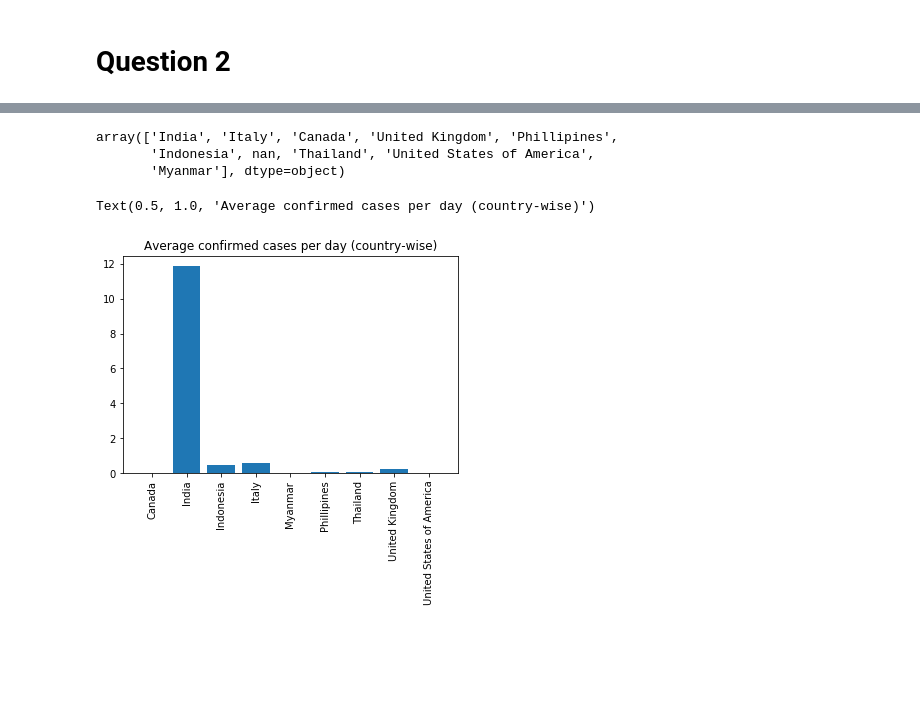
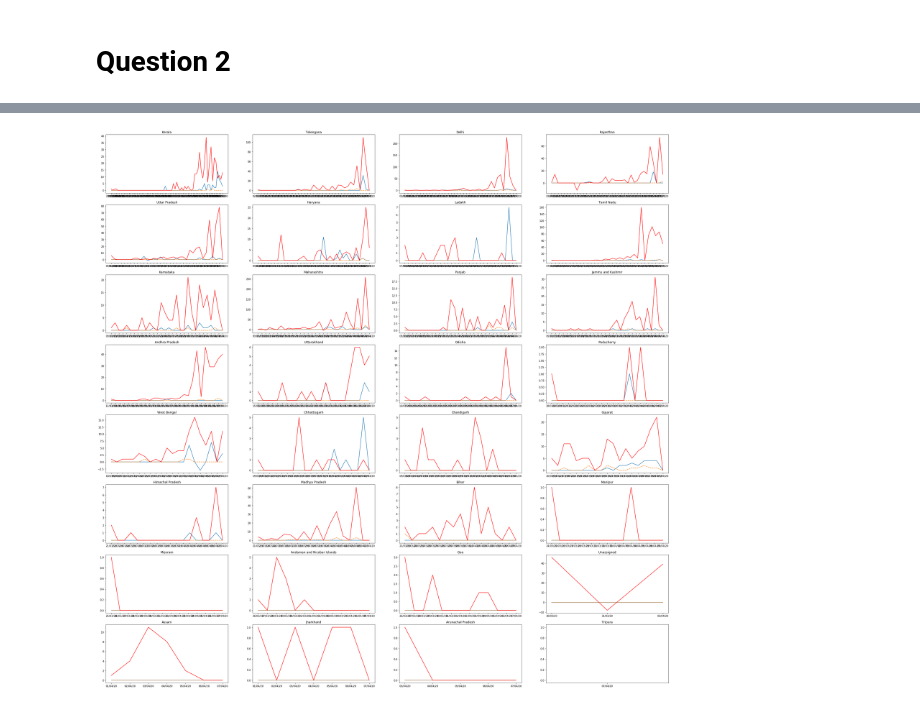
Before and after one commit to mew-two-github/CH5019_2020_GRP3, a Jupyter notebook: Question3/Question 3 analysis.ipynb, the cells around one changed output, grey strips where cells are left out. Drawn from its saved outputs; the diff is of its cells as text; code cells hidden in the pictures; blank space fills up the shorter version.

```diff
--- a/Question3/Question 3 analysis.ipynb
+++ b/Question3/Question 3 analysis.ipynb
@@ -86,14 +37,0 @@ Text(0.5, 1.0, 'Average recovered cases per day (state-wise)')
-# %%
-unique_states=df['State/UnionTerritory'].unique()
-avg_deaths_per_day=[]
-for state in unique_states:
-    deaths_per_day=df['Deaths'].loc[df['State/UnionTerritory']==state].diff()    # difference between the rows gives observations per day
-    filler=df.Deaths.loc[df['State/UnionTerritory']==state].values[0]
-    deaths_per_day.fillna(filler,inplace=True)
-    avg_deaths_per_day.append(deaths_per_day.mean())
-
-#plotting
-plt.figure(figsize=(10,10))
-plt.bar(unique_states,avg_deaths_per_day)
-plt.xticks(unique_states,rotation=90)
-plt.title('Average mortality cases per day (state-wise)',fontsize=15)
@@ -103,22 +38,31 @@ Text(0.5, 1.0, 'Average mortality cases per day (state-wise)')
-# %%
-df1=IndividualDetails.copy()
-df1.nationality.replace('Indian','India',inplace=True)
-df1.nationality.unique()
-# %% [output]
-array(['India', 'Italy', 'Canada', 'United Kingdom', 'Phillipines',
-       'Indonesia', nan, 'Thailand', 'United States of America',
-       'Myanmar'], dtype=object)
-# %%
-df1=df1[df1.nationality.notnull()]
-df1.sort_values(['diagnosed_date'],inplace=True)
-df2=df1.groupby(['diagnosed_date','nationality'])['id'].count()
-df2=df2.unstack()
-df2.fillna(0,inplace=True)
-df2=df2.mean()
-#plotting
-plt.bar(df2.index,df2.values)
-plt.xticks(df2.index,rotation=90)
-plt.title('Average confirmed cases per day (country-wise)')
-# %% [output]
-Text(0.5, 1.0, 'Average confirmed cases per day (country-wise)')
-[figure, removed]
+# %%
+unique_states = df['State/UnionTerritory'].unique()
+i = 0
+plt.figure(figsize=(40,40))
+plt.subplot(8,4,1)
+for state in unique_states:
+    i += 1
+    cured = []
+    deaths = []
+    confirmed = []
+    dates = []
+    j = 0
+    for k in range(rows):
+        if df.iloc[k,3] == state:
+            cured.append(df.iloc[k,6])
+            deaths.append(df.iloc[k,7])
+            confirmed.append(df.iloc[k,8])
+            dates.append(df.iloc[k,1])
+            j += 1
+    size = j
+    j -=1
+    while j>=1:
+        cured[j] = cured[j] - cured[j-1]
+        deaths[j] = deaths[j] - deaths[j-1]
+        confirmed[j] = confirmed[j] - confirmed[j-1]
+        j -= 1
+    plt.subplot(8,4,i)
+    plt.title(state)
+    plt.plot(dates,cured,'-',dates,deaths,'--',dates,confirmed,'r')
+# %% [output]
+[figure, added]
```
Also changed, not shown: parts of 20 cells of this notebook.
